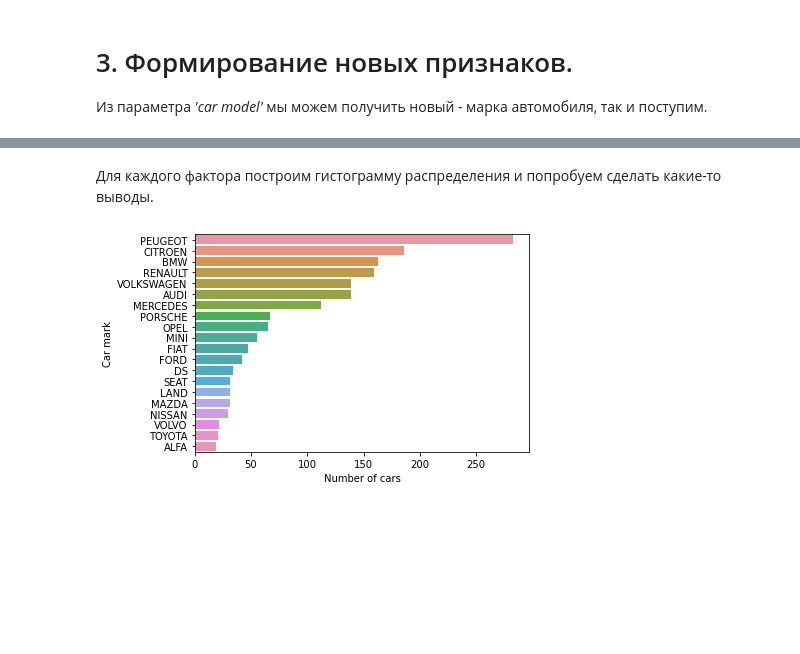
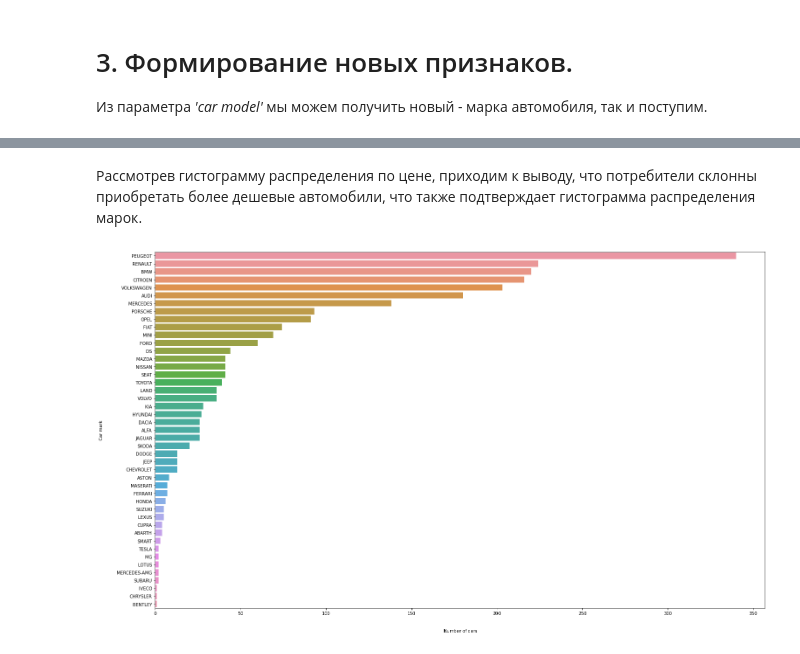
Before and after one commit to Vanaeque/Tinkoff_EDA, a Jupyter notebook: EDA.ipynb, the cells around one changed output, grey strips where cells are left out. Saved outputs shown, nothing was run; the diff lists cells and outputs as text; code cells hidden in the pictures; blank space fills up the shorter version.

```diff
--- a/EDA.ipynb
+++ b/EDA.ipynb
@@ -271,0 +256,24 @@ Name: mark, Length: 1801, dtype: object
+# %%
+options = []
+for opt in data['options']:
+    options += opt
+s = collections.Counter(options)
+
+options = sorted(s.items(), key = lambda s : s[1], reverse = True)[:20]
+
+opts =  [None for _ in range(len(options))]
+for i in range(len(options)):
+    opts[i] = options[i][0]
+
+options = opts
+
+data = data.reset_index(drop = True)
+
+for col in options:
+    data[col] = 0
+    cat_params.append(col)
+
+for i in range(data.shape[0]):
+    for l in data['options'][i]:
+        if l in options:
+            data[l][i] = 1
@@ -271,0 +287,4 @@ Name: mark, Length: 1801, dtype: object
+# %%
+cnt = data.colour.value_counts()
+big_category = set(cnt[cnt >= 30].index)
+data['colour'] = data.colour.apply(lambda s: s if s in big_category else 'another')
@@ -272,3 +313,5 @@ Name: mark, Length: 1801, dtype: object
+# %%
+data.drop(['options'], axis = 1, inplace = True)
 # %% [markdown]
 # 4. Анализ факторов
 
@@ -327,0 +372,7 @@ memory usage: 351.8+ KB
+# %%
+sns.set_palette('Accent')
+plt.figure(figsize = (25,12))
+sns.boxplot(y="mark", x="price", data=data)
+plt.xlabel('Car mark', labelpad= 30)
+plt.ylabel('Car price', labelpad= 10);
+plt.show()
@@ -328,8 +391,9 @@ memory usage: 351.8+ KB
 # %% [markdown]
-Для каждого фактора построим гистограмму распределения и попробуем сделать какие-то выводы.
+Рассмотрев гистограмму распределения по цене, приходим к выводу, что потребители склонны приобретать более дешевые автомобили, что также подтверждает гистограмма распределения марок.
 # %%
-sns.barplot(y='index', x='mark', data=data['mark'].str.strip().value_counts().reset_index().head(20), orient = 'h');
-plt.xlabel('Number of cars')
-plt.ylabel('Car mark');
+plt.figure(figsize = (25,15))
+sns.barplot(data=data['mark'].str.strip().value_counts().reset_index(), x='mark', y='index');
+plt.xlabel('Number of cars', labelpad= 30)
+plt.ylabel('Car mark', labelpad= 30);
 # %% [output]
-[figure, old version]
+[figure, new version]
```
Also changed, not shown: parts of 42 cells of this notebook.
